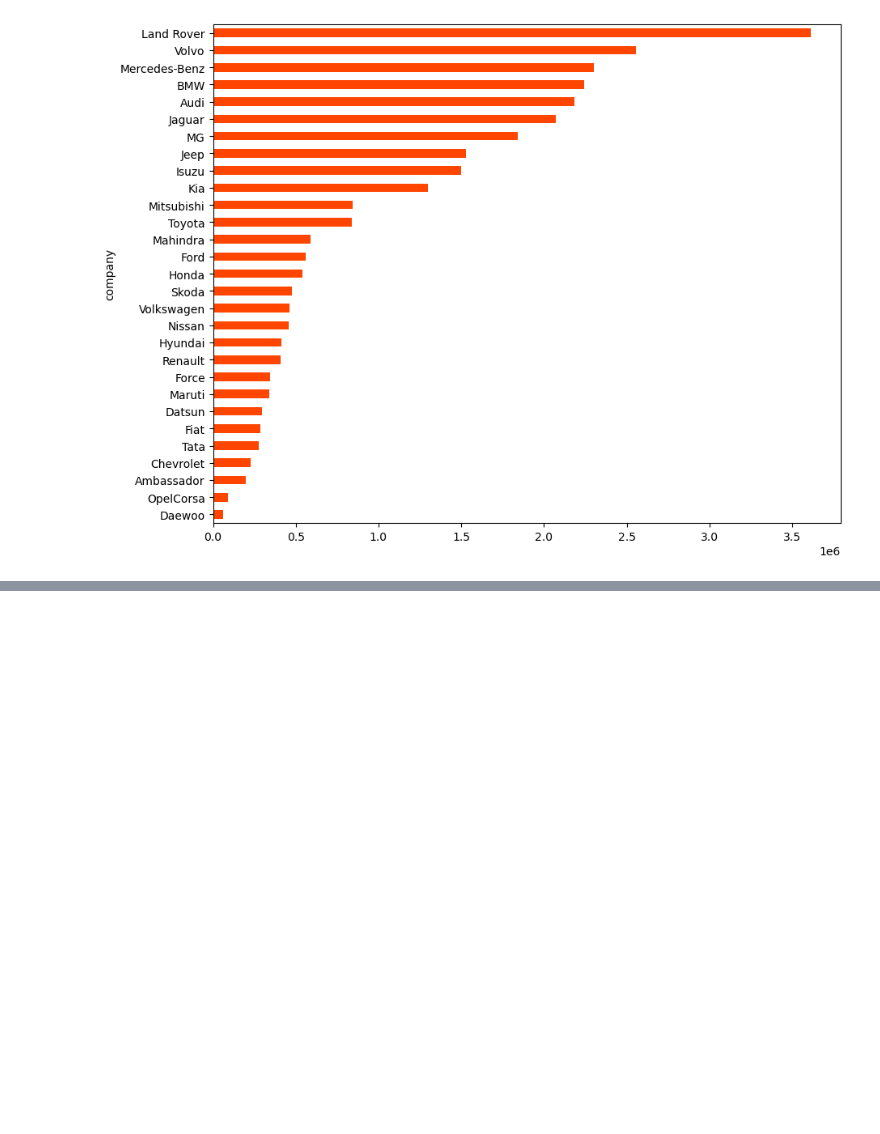
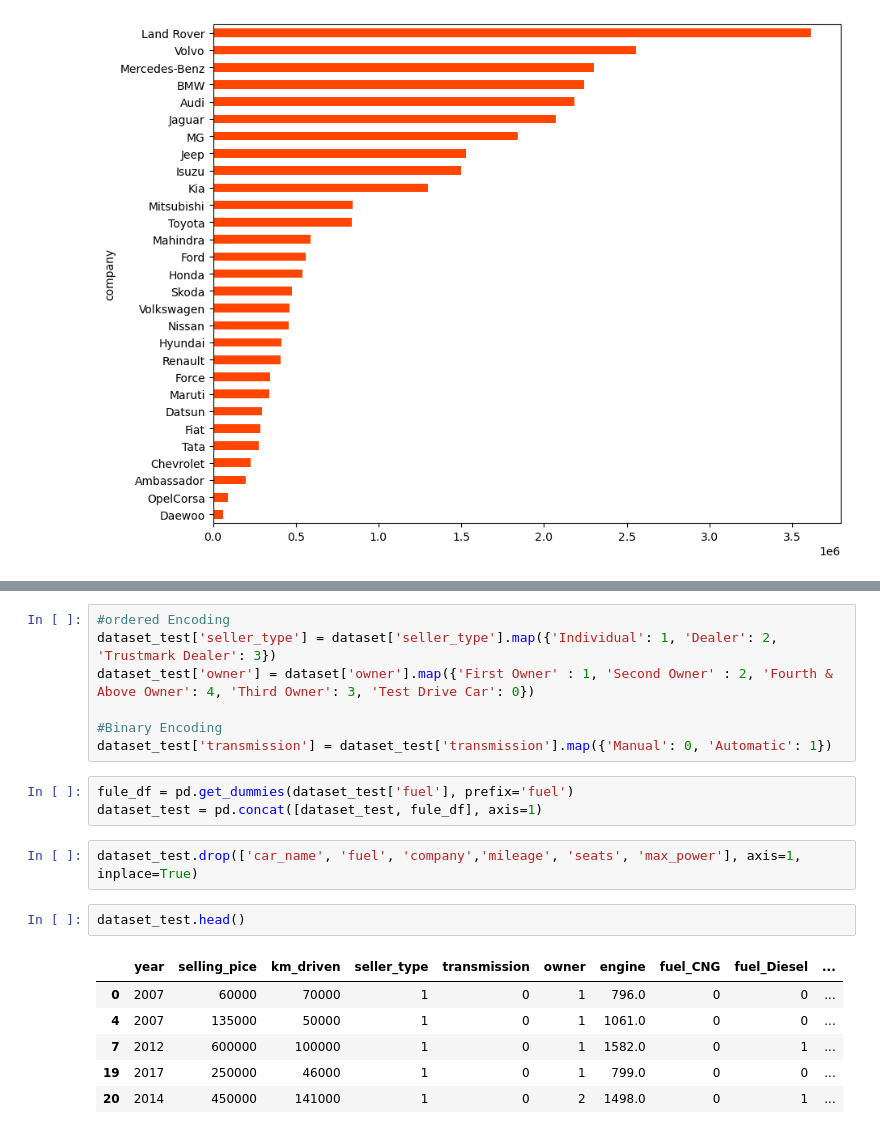
Before and after one commit to Varinder-KM/Car-Dekho_Car_selling_Price_prediction, a Jupyter notebook: Car Dekho (Car Selling Price Prediction).ipynb, the cells around one changed output, grey strips where cells are left out. Cells and saved outputs as stored; diff of their text form; blank space fills up the shorter version.

```diff
--- a/Car Dekho (Car Selling Price Prediction).ipynb
+++ b/Car Dekho (Car Selling Price Prediction).ipynb
@@ -464,0 +478,21 @@ calc_vif(dataset[[i for i in dataset.describe().columns if i not in ['car_name',
+# %%
+#ordered Encoding
+dataset_test['seller_type'] = dataset['seller_type'].map({'Individual': 1, 'Dealer': 2, 'Trustmark Dealer': 3})
+dataset_test['owner'] = dataset['owner'].map({'First Owner' : 1, 'Second Owner' : 2, 'Fourth & Above Owner': 4, 'Third Owner': 3, 'Test Drive Car': 0})
+
+#Binary Encoding
+dataset_test['transmission'] = dataset_test['transmission'].map({'Manual': 0, 'Automatic': 1})
+# %%
+fule_df = pd.get_dummies(dataset_test['fuel'], prefix='fuel')
+dataset_test = pd.concat([dataset_test, fule_df], axis=1)
+# %%
+dataset_test.drop(['car_name', 'fuel', 'company','mileage', 'seats', 'max_power'], axis=1, inplace=True)
+# %%
+dataset_test.head()
+# %% [output]
+|  | year | selling_pice | km_driven | seller_type | transmission | owner | engine | fuel_CNG | fuel_Diesel | ... |
+| 0 | 2007 | 60000 | 70000 | 1 | 0 | 1 | 796.0 | 0 | 0 | ... |
+| 4 | 2007 | 135000 | 50000 | 1 | 0 | 1 | 1061.0 | 0 | 0 | ... |
+| 7 | 2012 | 600000 | 100000 | 1 | 0 | 1 | 1582.0 | 0 | 1 | ... |
+| 19 | 2017 | 250000 | 46000 | 1 | 0 | 1 | 799.0 | 0 | 0 | ... |
+| 20 | 2014 | 450000 | 141000 | 1 | 0 | 2 | 1498.0 | 0 | 1 | ... |
```
Also changed, not shown: parts of 19 cells of this notebook.
